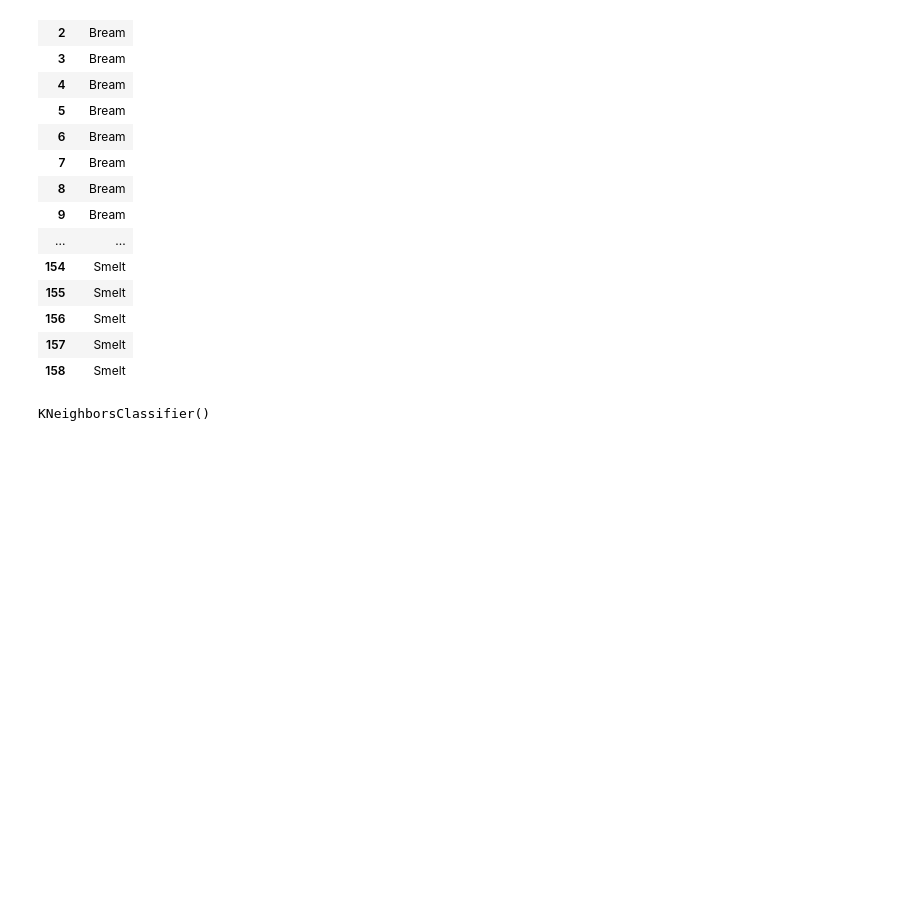
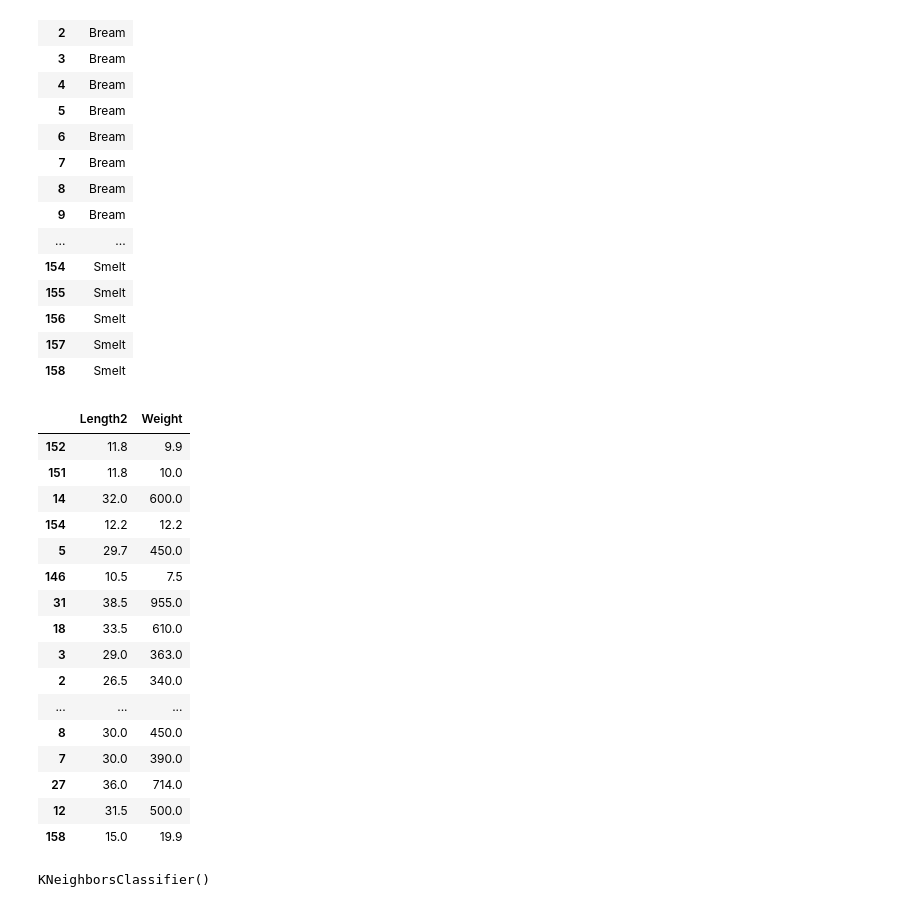
Before and after one commit to Minhyeok0330/machine_learning, a Jupyter notebook: 2-2.ipynb, the cells around one changed output. Drawn from its saved outputs; the diff is of its cells as text; code cells hidden in the pictures; blank space fills up the shorter version.

```diff
--- a/2-2.ipynb
+++ b/2-2.ipynb
@@ -42,6 +42,26 @@ from sklearn.model_selection import train_test_split
 # %%
 train_input, test_input, train_target, test_target = \
 train_test_split(fish_data, fish_target)
+# %%
+train_input
+# %% [output]
+|  | Length2 | Weight |
+| 152 | 11.8 | 9.9 |
+| 151 | 11.8 | 10.0 |
+| 14 | 32.0 | 600.0 |
+| 154 | 12.2 | 12.2 |
+| 5 | 29.7 | 450.0 |
+| 146 | 10.5 | 7.5 |
+| 31 | 38.5 | 955.0 |
+| 18 | 33.5 | 610.0 |
+| 3 | 29.0 | 363.0 |
+| 2 | 26.5 | 340.0 |
+| ... | ... | ... |
+| 8 | 30.0 | 450.0 |
+| 7 | 30.0 | 390.0 |
+| 27 | 36.0 | 714.0 |
+| 12 | 31.5 | 500.0 |
+| 158 | 15.0 | 19.9 |
 # %%
 from sklearn.neighbors import KNeighborsClassifier
 
```
Also changed, not shown: 1 other file.
